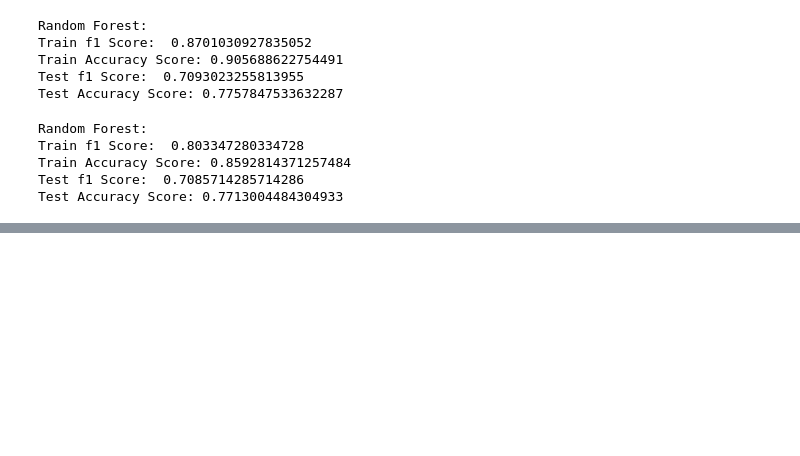
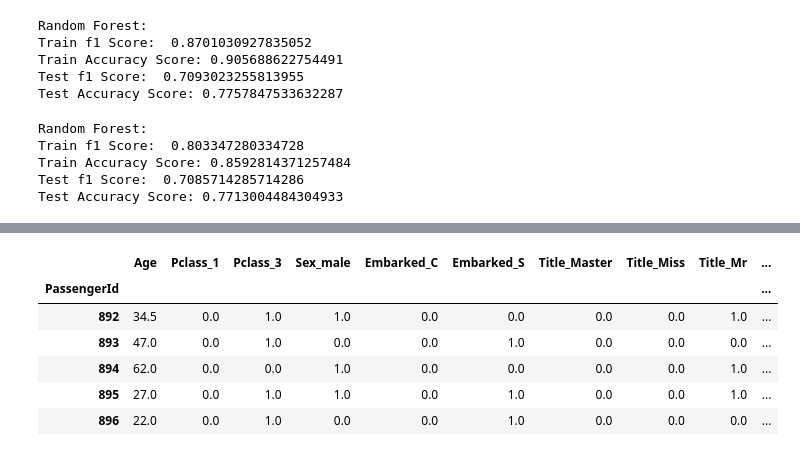
Before and after one commit to blantj/Titanic_Survival_Classification, a Jupyter notebook: Modeling-Title-Impute.ipynb, the cells around one changed output, grey strips where cells are left out. Drawn from its saved outputs; the diff is of its cells as text; code cells hidden in the pictures; blank space fills up the shorter version.

```diff
--- a/Modeling-Title.ipynb
+++ b/Modeling-Title-Impute.ipynb
@@ -577,0 +638,14 @@ print('Test Accuracy Score:', accuracy_score(y_test, y_test_pred_vc))
+# %%
+deploy_df = pd.DataFrame(impute_ss.transform(deploy_df), columns=deploy_df.columns, index=deploy_df.index)
+deploy_df = pd.DataFrame(imputer.transform(deploy_df), columns=deploy_df.columns, index=deploy_df.index)
+deploy_df = pd.DataFrame(impute_ss.inverse_transform(deploy_df), columns=deploy_df.columns, index=deploy_df.index)
+deploy_df = deploy_df.round(4)
+deploy_df.head()
+# %% [output]
+|  | Age | Pclass_1 | Pclass_3 | Sex_male | Embarked_C | Embarked_S | Title_Master | Title_Miss | Title_Mr | ... |
+| PassengerId |  |  |  |  |  |  |  |  |  | ... |
+| 892 | 34.5 | 0.0 | 1.0 | 1.0 | 0.0 | 0.0 | 0.0 | 0.0 | 1.0 | ... |
+| 893 | 47.0 | 0.0 | 1.0 | 0.0 | 0.0 | 1.0 | 0.0 | 0.0 | 0.0 | ... |
+| 894 | 62.0 | 0.0 | 0.0 | 1.0 | 0.0 | 0.0 | 0.0 | 0.0 | 1.0 | ... |
+| 895 | 27.0 | 0.0 | 1.0 | 1.0 | 0.0 | 1.0 | 0.0 | 0.0 | 1.0 | ... |
+| 896 | 22.0 | 0.0 | 1.0 | 0.0 | 0.0 | 1.0 | 0.0 | 0.0 | 0.0 | ... |
```
Also changed, not shown: parts of 16 cells of this notebook, 3 other files.
